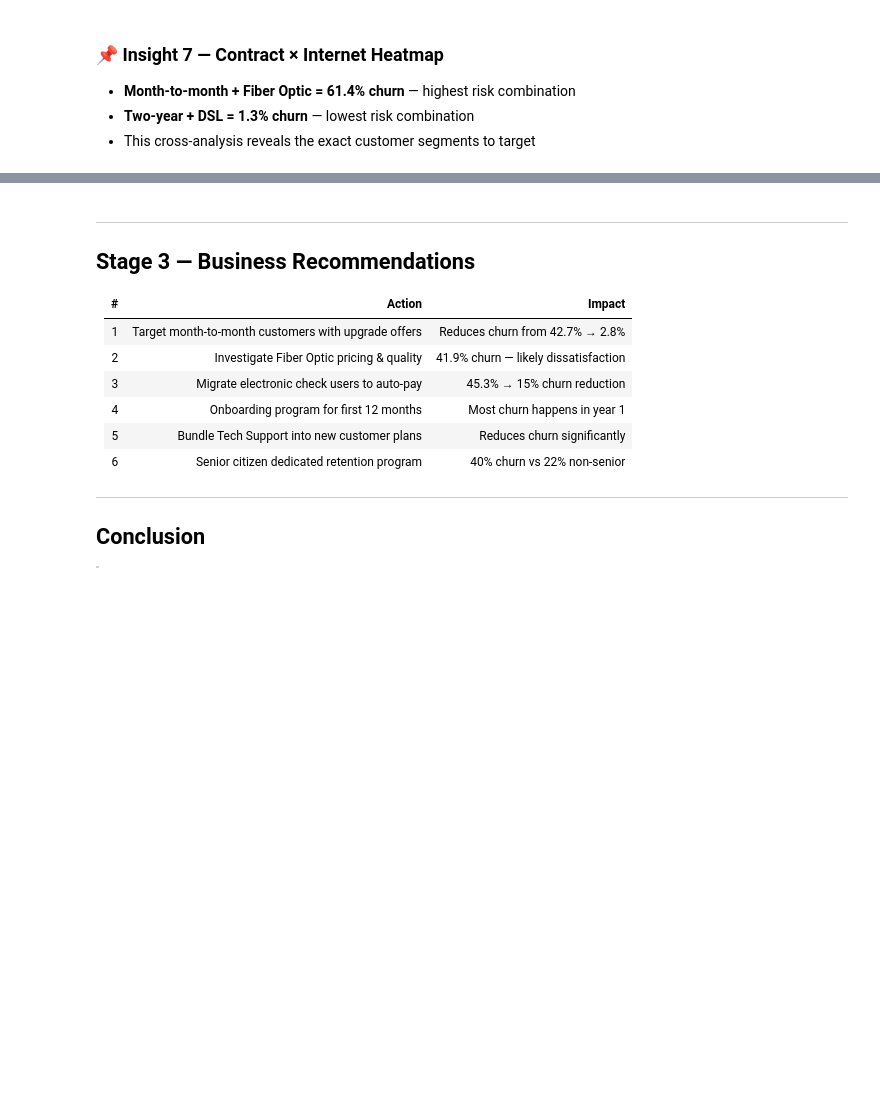
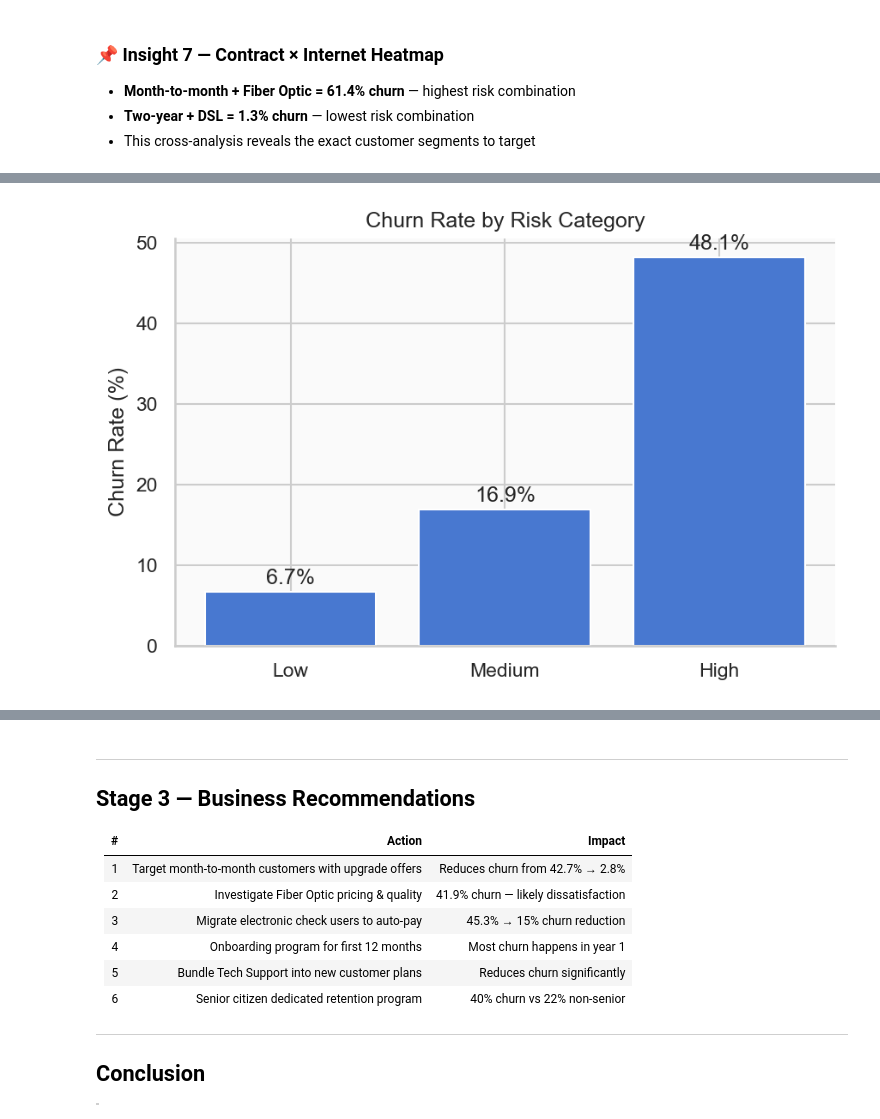
Before and after one commit to sabarias1999/customer-churn-analysis, a Jupyter notebook: churn analysis.ipynb, the cells around one changed output, grey strips where cells are left out. Drawn from its saved outputs; the diff is of its cells as text; code cells hidden in the pictures; blank space fills up the shorter version.

Commit message:
Added advanced churn risk segmentation and automated reporting

```diff
--- a/churn analysis.ipynb
+++ b/churn analysis.ipynb
@@ -128,3 +183,20 @@ print(f"{'='*45}")
+# %%
+df["RiskScore"] = (
+    np.where(df["Contract"]=="Month-to-month",40,0)
+    +
+    np.where(df["InternetService"]=="Fiber optic",30,0)
+    +
+    np.where(df["tenure"]<=12,30,0)
+)
+df["RiskCategory"] = pd.cut(
+    df["RiskScore"],
+    bins=[-1,30,60,100],
+    labels=[
+        "Low",
+        "Medium",
+        "High"
+    ]
+)
 # %%
 # ── Q1: Overall Churn Distribution ──────────────────────
 fig, ax = plt.subplots(figsize=(6, 4))
@@ -363,0 +390,30 @@ Yes                    15.166341
+# %%
+risk_data = (
+    df.groupby("RiskCategory")["Churn_Flag"]
+    .mean()
+    .sort_index()
+    * 100
+)
+
+plt.figure(figsize=(6,4))
+
+bars = plt.bar(
+    risk_data.index.astype(str),
+    risk_data.values
+)
+
+for bar,val in zip(bars,risk_data.values):
+    plt.text(
+        bar.get_x()+bar.get_width()/2,
+        val+1,
+        f"{val:.1f}%",
+        ha="center"
+    )
+
+plt.title("Churn Rate by Risk Category")
+plt.ylabel("Churn Rate (%)")
+
+plt.tight_layout()
+plt.show()
+# %% [output]
+[figure, added]
```
Also changed, not shown: parts of 13 cells of this notebook, 9 other files.
